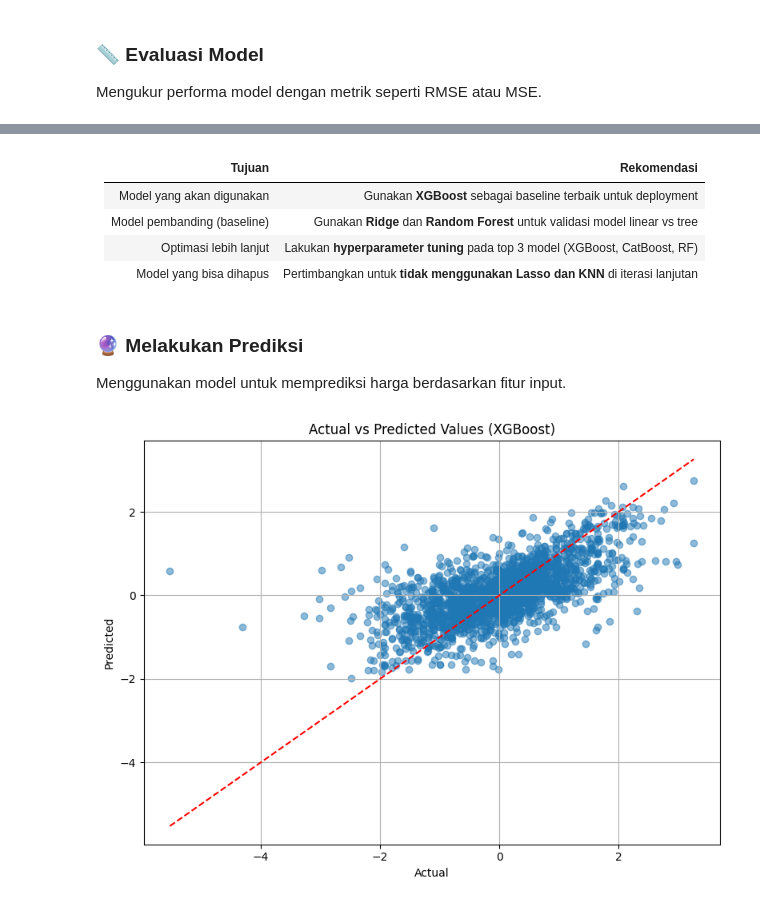
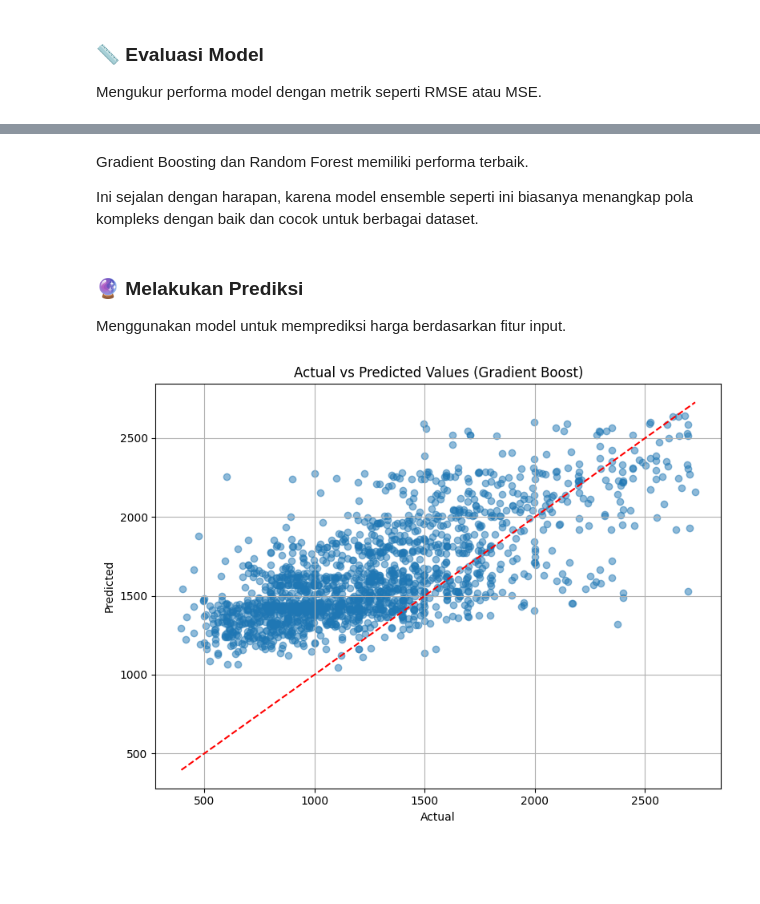
Before and after one commit to totoro-07/regresi-apartment, a Jupyter notebook: Updated_Predictive_Analytics_Sewa_Apartment.ipynb, the cells around one changed output, grey strips where cells are left out. Drawn from its saved outputs; the diff is of its cells as text; code cells hidden in the pictures; blank space fills up the shorter version.

```diff
--- a/Updated_Predictive_Analytics_Sewa_Apartment.ipynb
+++ b/Updated_Predictive_Analytics_Sewa_Apartment.ipynb
@@ -285,9 +271,7 @@ Menghapus kolom/baris yang dianggap tidak relevan atau memiliki banyak missing v
 # Salin dataset untuk menjaga data asli tetap utuh
 cleaned_df = df.copy()
 
-# Hapus baris yang memiliki nilai kosong pada kolom-kolom penting karena dianggap berdampak terhadap keakuratan model
-kolom_wajib = ['bathrooms', 'bedrooms', 'cityname', 'state', 'latitude', 'longitude']
-cleaned_df = cleaned_df.dropna(subset=kolom_wajib)
+cleaned_df = cleaned_df.dropna(subset=['bathrooms', 'bedrooms','cityname','state','latitude','longitude'])
 # %% [markdown]
 ### 🔍 Penanganan Missing Values
 Mendeteksi dan/atau mengisi nilai-nilai yang hilang dalam dataset.
@@ -465,10 +487,10 @@ y = cleaned_df["price"]
 X_train, X_test, y_train, y_test = train_test_split(X, y, test_size=0.2, random_state=123)
 
 # Standarisasi fitur numerik
-numerical_features = ['bathrooms', 'bedrooms', 'square_feet']
+numerical_features = ['bathrooms','bedrooms','square_feet']
 scaler = StandardScaler()
 scaler.fit(X_train[numerical_features])
-X_train[numerical_features] = scaler.transform(X_train[numerical_features])
+X_train[numerical_features] = scaler.transform(X_train.loc[:, numerical_features])
 X_train[numerical_features].head()
 # %% [output]
 |  | bathrooms | bedrooms | square_feet |
@@ -544,28 +522,26 @@ from sklearn.neighbors import KNeighborsRegressor
 from xgboost import XGBRegressor
 from catboost import CatBoostRegressor
 from lightgbm import LGBMRegressor
+from sklearn.preprocessing import StandardScaler
+from sklearn.pipeline import Pipeline
+from tqdm import tqdm
 import numpy as np
 import pandas as pd
 
-# Daftar model
+# Daftar model dengan pipeline jika perlu scaling
 models = {
-    'ridge': Ridge(),
-    'xgboost': XGBRegressor(verbosity=0),
-    'catboost': CatBoostRegressor(verbose=0),
-    'lightgbm': LGBMRegressor(),
-    'gradient boosting': GradientBoostingRegressor(),
-    'lasso': Lasso(),
-    'random forest': RandomForestRegressor(),
-    'bayesian ridge': BayesianRidge(),
-    'support vector': SVR(),
-    'knn': KNeighborsRegressor(n_neighbors=4)
+    'SVR': Pipeline([('scaler', StandardScaler()), ('model', SVR())]),
+    'KNN': Pipeline([('scaler', StandardScaler()), ('model', KNeighborsRegressor(n_neighbors=4))]),
+    'Random Forest': RandomForestRegressor(random_state=42),
+    'Gradient Boosting': GradientBoostingRegressor(random_state=42),
+    'XGBoost': XGBRegressor(verbosity=0, random_state=42),
+    'CatBoost': CatBoostRegressor(verbose=0, random_state=42),
 }
 
-# Data evaluasi
 results = []
 
-# Training dan evaluasi masing-masing model
-for name, model in models.items():
+# Evaluasi setiap model
+for name, model in tqdm(models.items(), desc="Training Models"):
     model.fit(X_train, y_train)
     y_pred = model.predict(X_test)
 
@@ -581,6 +557,7 @@ for name, model in models.items():
         'R2 Score': r2
     })
 
-# Hasil evaluasi sebagai DataFrame
+# Tampilkan hasil evaluasi
 results_df = pd.DataFrame(results).sort_values(by='RMSE', ascending=True)
+print(results_df)
 # %% [output]
@@ -629,23 +601,20 @@ Hasil Evaluasi Model Regresi:
-# %% [markdown]
-| Tujuan                      | Rekomendasi                                                                 |
-| --------------------------- | --------------------------------------------------------------------------- |
-| Model yang akan digunakan   | Gunakan **XGBoost** sebagai baseline terbaik untuk deployment               |
-| Model pembanding (baseline) | Gunakan **Ridge** dan **Random Forest** untuk validasi model linear vs tree |
-| Optimasi lebih lanjut       | Lakukan **hyperparameter tuning** pada top 3 model (XGBoost, CatBoost, RF)  |
-| Model yang bisa dihapus     | Pertimbangkan untuk **tidak menggunakan Lasso dan KNN** di iterasi lanjutan |
+# %% [markdown]
+Gradient Boosting dan Random Forest memiliki performa terbaik.
+
+Ini sejalan dengan harapan, karena model ensemble seperti ini biasanya menangkap pola kompleks dengan baik dan cocok untuk berbagai dataset.
 # %% [markdown]
 ### 🔮 Melakukan Prediksi
 Menggunakan model untuk memprediksi harga berdasarkan fitur input.
 # %%
 # Plot 1: Scatter plot (Predicted vs Actual)
 plt.figure(figsize=(8, 6))
 plt.scatter(y_test, y_pred, alpha=0.5)
 plt.plot([y_test.min(), y_test.max()], [y_test.min(), y_test.max()], 'r--')
 plt.xlabel('Actual')
 plt.ylabel('Predicted')
-plt.title('Actual vs Predicted Values (XGBoost)')
+plt.title('Actual vs Predicted Values (Gradient Boost)')
 plt.grid(True)
 plt.tight_layout()
 plt.show()
 # %% [output]
-[figure, old version]
+[figure, new version]
```
Also changed, not shown: parts of 16 cells of this notebook, 5 other files.
